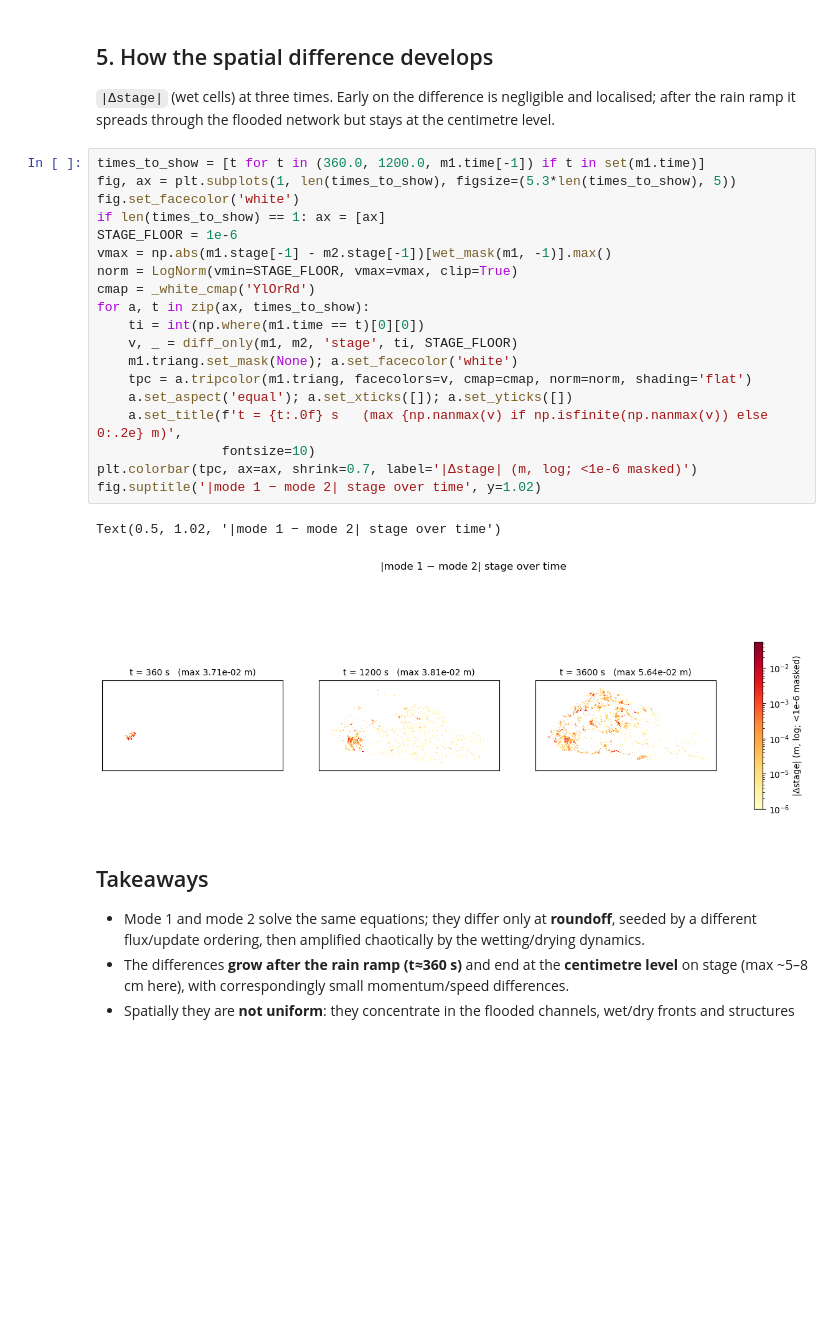
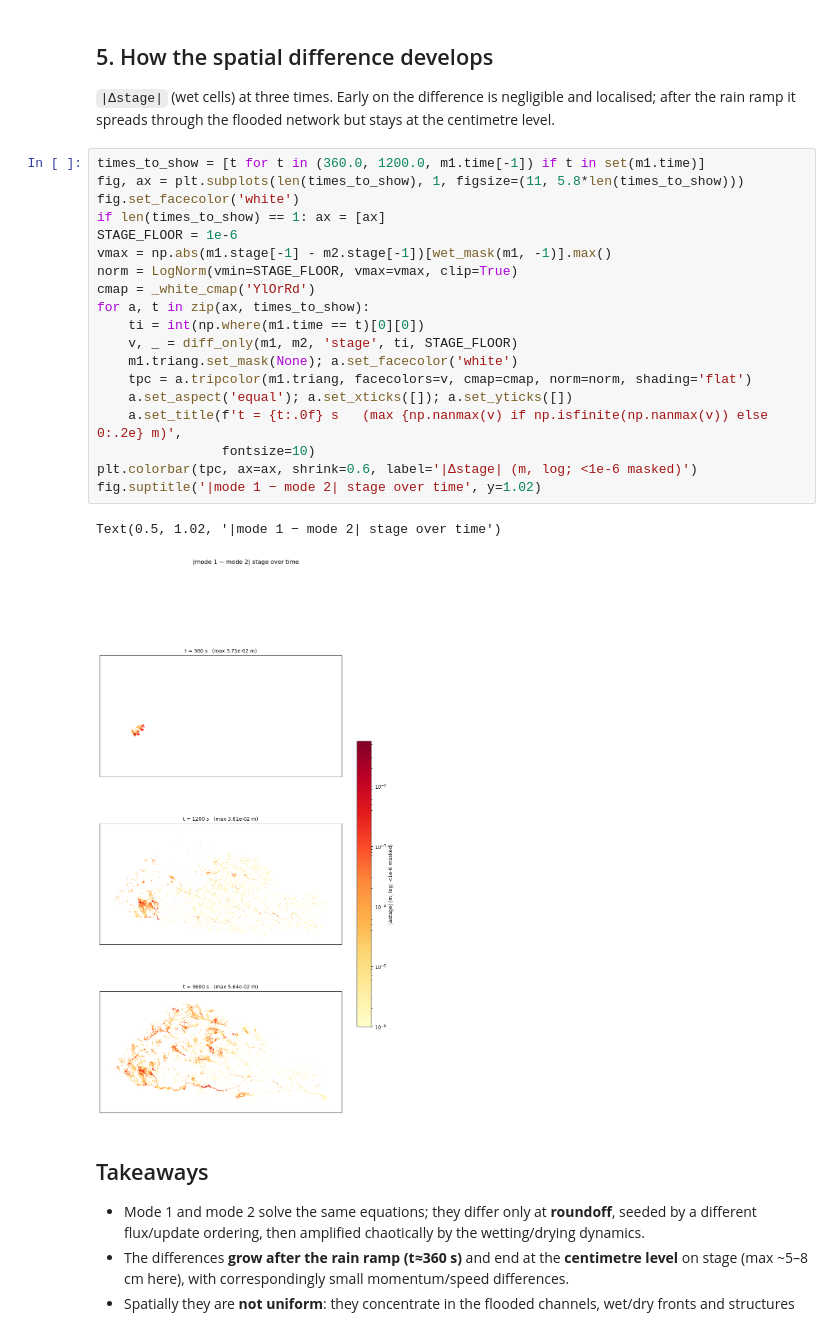
Before and after one commit to stoiver/anuga_core, a Jupyter notebook: validation_tests/case_studies/towradgi/compare_mode1_mode2.ipynb, the cells around one changed output. Saved outputs shown, nothing was run; the diff lists cells and outputs as text; blank space fills up the shorter version.

```diff
--- a/validation_tests/case_studies/towradgi/compare_mode1_mode2.ipynb
+++ b/validation_tests/case_studies/towradgi/compare_mode1_mode2.ipynb
@@ -166,26 +166,26 @@ after the rain ramp it spreads through the flooded network but stays at the cent
 level.
 # %%
 times_to_show = [t for t in (360.0, 1200.0, m1.time[-1]) if t in set(m1.time)]
-fig, ax = plt.subplots(1, len(times_to_show), figsize=(5.3*len(times_to_show), 5))
+fig, ax = plt.subplots(len(times_to_show), 1, figsize=(11, 5.8*len(times_to_show)))
 fig.set_facecolor('white')
 if len(times_to_show) == 1: ax = [ax]
 STAGE_FLOOR = 1e-6
 vmax = np.abs(m1.stage[-1] - m2.stage[-1])[wet_mask(m1, -1)].max()
 norm = LogNorm(vmin=STAGE_FLOOR, vmax=vmax, clip=True)
 cmap = _white_cmap('YlOrRd')
 for a, t in zip(ax, times_to_show):
     ti = int(np.where(m1.time == t)[0][0])
     v, _ = diff_only(m1, m2, 'stage', ti, STAGE_FLOOR)
     m1.triang.set_mask(None); a.set_facecolor('white')
     tpc = a.tripcolor(m1.triang, facecolors=v, cmap=cmap, norm=norm, shading='flat')
     a.set_aspect('equal'); a.set_xticks([]); a.set_yticks([])
     a.set_title(f't = {t:.0f} s   (max {np.nanmax(v) if np.isfinite(np.nanmax(v)) else 0:.2e} m)',
                 fontsize=10)
-plt.colorbar(tpc, ax=ax, shrink=0.7, label='|Δstage| (m, log; <1e-6 masked)')
+plt.colorbar(tpc, ax=ax, shrink=0.6, label='|Δstage| (m, log; <1e-6 masked)')
 fig.suptitle('|mode 1 − mode 2| stage over time', y=1.02)
 # %% [output]
 Text(0.5, 1.02, '|mode 1 − mode 2| stage over time')
-[figure, old version]
+[figure, new version]
 # %% [markdown]
 ## Takeaways
 
```
Also changed, not shown: parts of 1 cell of this notebook.
